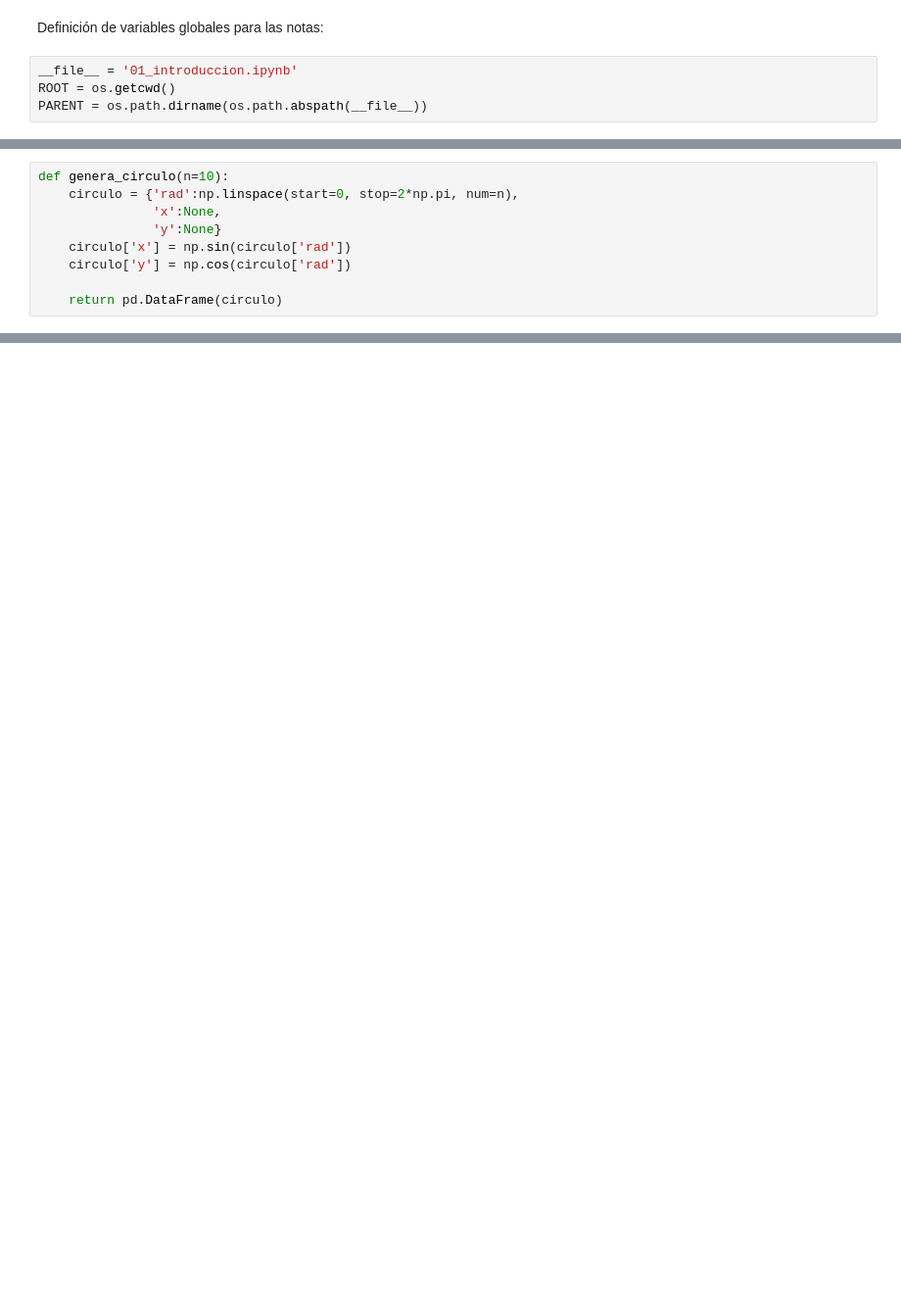
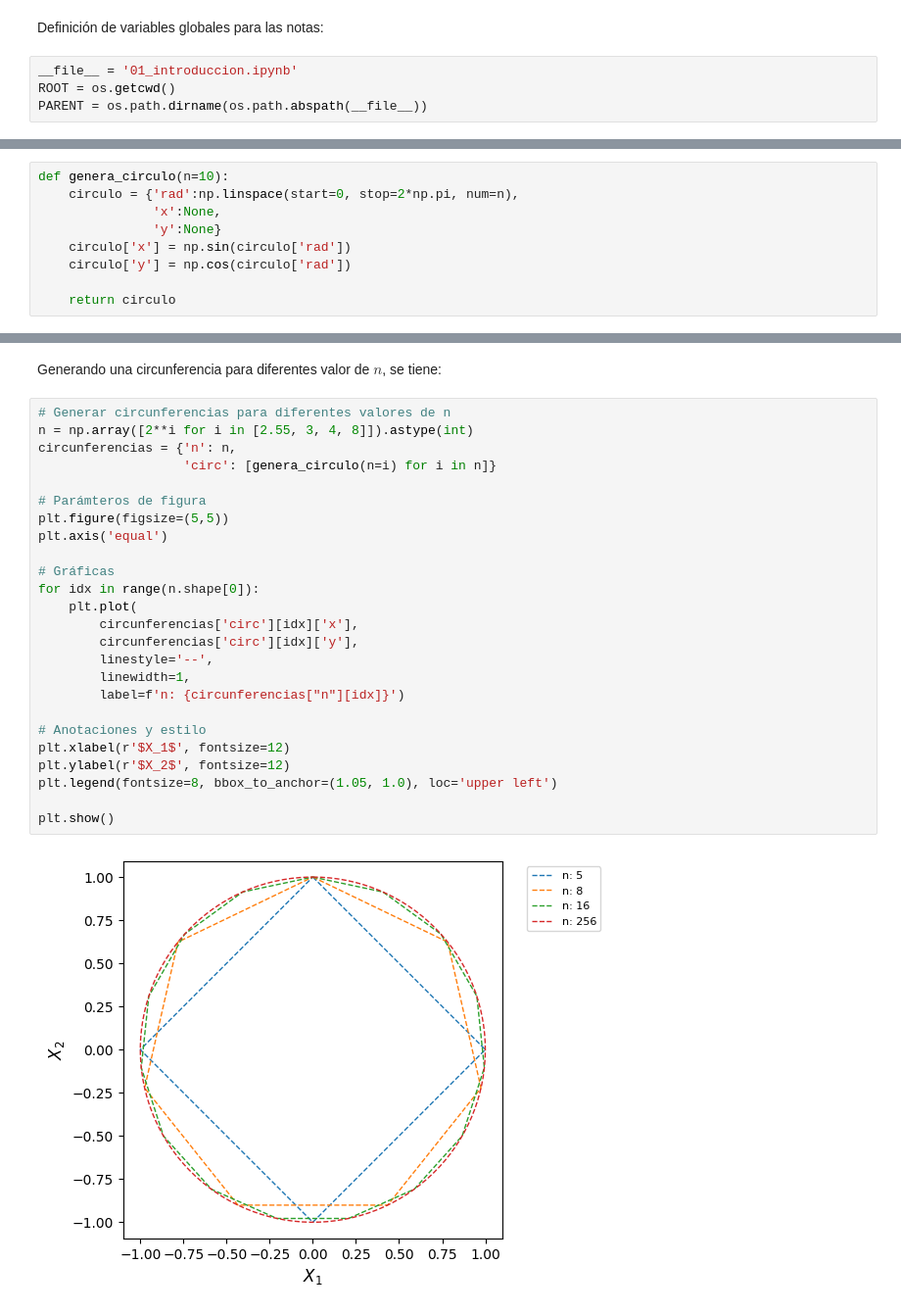
Before and after one commit to CAMM961001/modelacion_bayesiana, a Jupyter notebook: notas/01_introduccion.ipynb, the cells around one changed output, grey strips where cells are left out. Shown at 98% size. Saved outputs shown, nothing was run; the diff lists cells and outputs as text; blank space fills up the shorter version.

```diff
--- a/notas/01_introduccion.ipynb
+++ b/notas/01_introduccion.ipynb
@@ -28,4 +30,4 @@ def genera_circulo(n=10):
     circulo['x'] = np.sin(circulo['rad'])
     circulo['y'] = np.cos(circulo['rad'])
 
-    return pd.DataFrame(circulo)
+    return circulo
@@ -45,0 +46,29 @@ genera_circulo()
+# %% [markdown]
+Generando una circunferencia para diferentes valor de $n$, se tiene:
+# %%
+# Generar circunferencias para diferentes valores de n
+n = np.array([2**i for i in [2.55, 3, 4, 8]]).astype(int)
+circunferencias = {'n': n,
+                   'circ': [genera_circulo(n=i) for i in n]}
+
+# Parámteros de figura
+plt.figure(figsize=(5,5))
+plt.axis('equal')
+
+# Gráficas
+for idx in range(n.shape[0]):
+    plt.plot(
+        circunferencias['circ'][idx]['x'],
+        circunferencias['circ'][idx]['y'],
+        linestyle='--',
+        linewidth=1,
+        label=f'n: {circunferencias["n"][idx]}')
+
+# Anotaciones y estilo
+plt.xlabel(r'$X_1$', fontsize=12)
+plt.ylabel(r'$X_2$', fontsize=12)
+plt.legend(fontsize=8, bbox_to_anchor=(1.05, 1.0), loc='upper left')
+
+plt.show()
+# %% [output]
+[figure, added]
```
Also changed, not shown: parts of 9 cells of this notebook.
